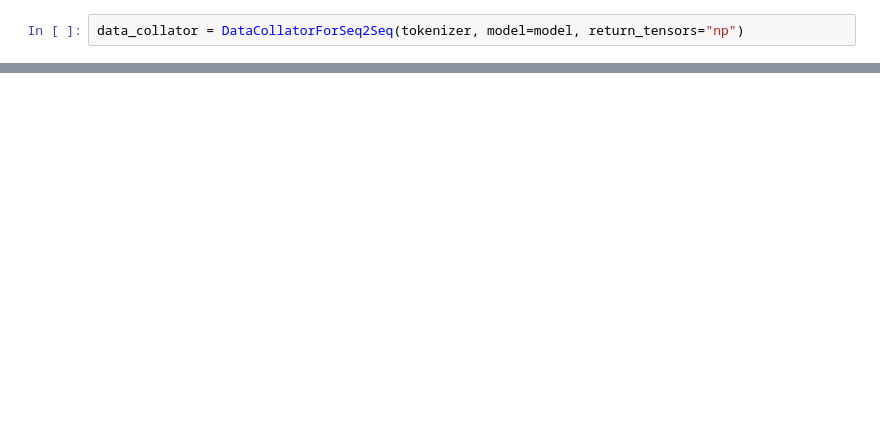
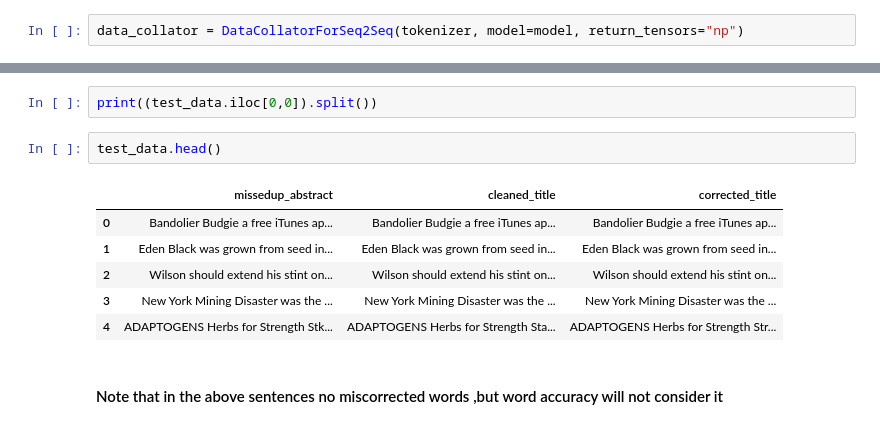
Before and after one commit to assemihab/spellingCorrection, a Jupyter notebook: assignment 3.5.ipynb, the cells around one changed output, grey strips where cells are left out. Cells and saved outputs as stored; diff of their text form; blank space fills up the shorter version.

```diff
--- a/assignment 3.5.ipynb
+++ b/assignment 3.5.ipynb
@@ -465,0 +447,13 @@ print(correct(text))
+# %%
+print((test_data.iloc[0,0]).split())
+# %%
+test_data.head()
+# %% [output]
+|  | missedup_abstract | cleaned_title | corrected_title |
+| 0 | Bandolier Budgie a free iTunes ap... | Bandolier Budgie a free iTunes ap... | Bandolier Budgie a free iTunes ap... |
+| 1 | Eden Black was grown from seed in... | Eden Black was grown from seed in... | Eden Black was grown from seed in... |
+| 2 | Wilson should extend his stint on... | Wilson should extend his stint on... | Wilson should extend his stint on... |
+| 3 | New York Mining Disaster was the ... | New York Mining Disaster was the ... | New York Mining Disaster was the ... |
+| 4 | ADAPTOGENS Herbs for Strength Stk... | ADAPTOGENS Herbs for Strength Sta... | ADAPTOGENS Herbs for Strength Str... |
+# %% [markdown]
+#### Note that in the above sentences no miscorrected words ,but word accuracy will not consider it
```
Also changed, not shown: parts of 67 cells of this notebook.
